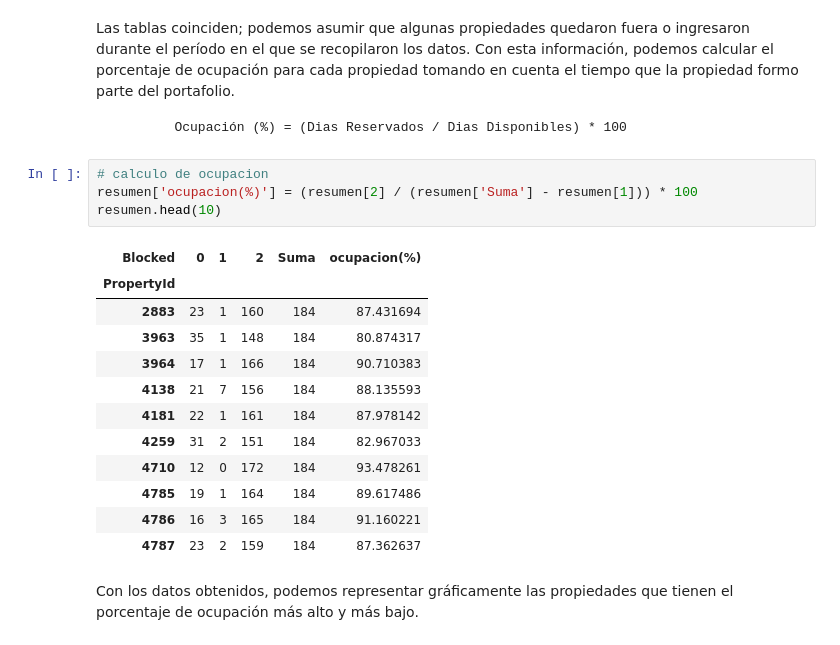
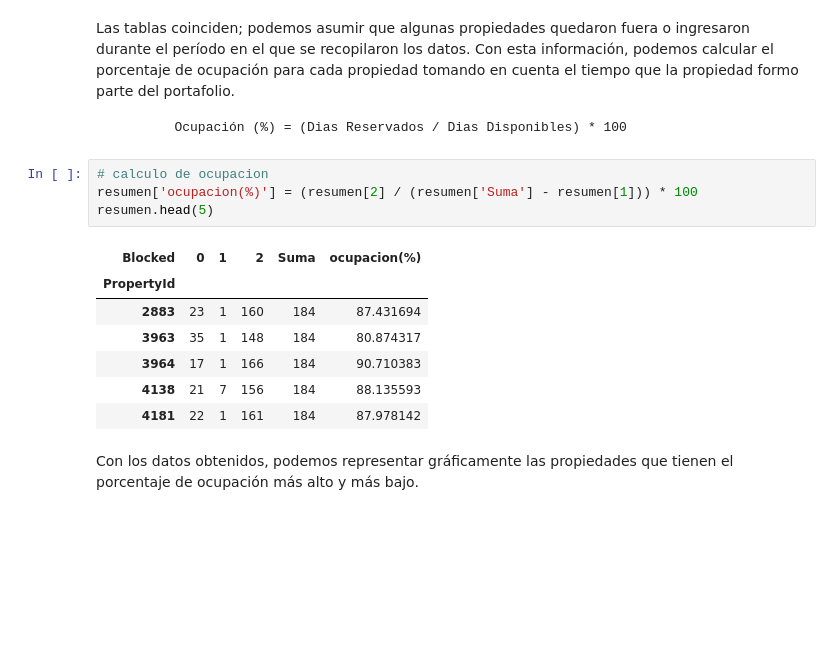
Before and after one commit to davidsosaolea/Stay-Unique, a Jupyter notebook: Gestión de propiedades y reservas_2 copy.ipynb, the cells around one changed output. Drawn from its saved outputs; the diff is of its cells as text; blank space fills up the shorter version.

```diff
--- a/Gestión de propiedades y reservas_2 copy.ipynb
+++ b/Gestión de propiedades y reservas_2 copy.ipynb
@@ -239,20 +224,15 @@ Las tablas coinciden; podemos asumir que algunas propiedades quedaron fuera o in
 # %%
 # calculo de ocupacion
 resumen['ocupacion(%)'] = (resumen[2] / (resumen['Suma'] - resumen[1])) * 100
-resumen.head(10)
+resumen.head(5)
 # %% [output]
 | Blocked | 0 | 1 | 2 | Suma | ocupacion(%) |
 | PropertyId |  |  |  |  |  |
 | 2883 | 23 | 1 | 160 | 184 | 87.431694 |
 | 3963 | 35 | 1 | 148 | 184 | 80.874317 |
 | 3964 | 17 | 1 | 166 | 184 | 90.710383 |
 | 4138 | 21 | 7 | 156 | 184 | 88.135593 |
 | 4181 | 22 | 1 | 161 | 184 | 87.978142 |
-| 4259 | 31 | 2 | 151 | 184 | 82.967033 |
-| 4710 | 12 | 0 | 172 | 184 | 93.478261 |
-| 4785 | 19 | 1 | 164 | 184 | 89.617486 |
-| 4786 | 16 | 3 | 165 | 184 | 91.160221 |
-| 4787 | 23 | 2 | 159 | 184 | 87.362637 |
 # %% [markdown]
 Con los datos obtenidos, podemos representar gráficamente las propiedades que tienen el porcentaje de ocupación más alto y más bajo.
 # %%
```
Also changed, not shown: parts of 28 cells of this notebook, 6 other files.
